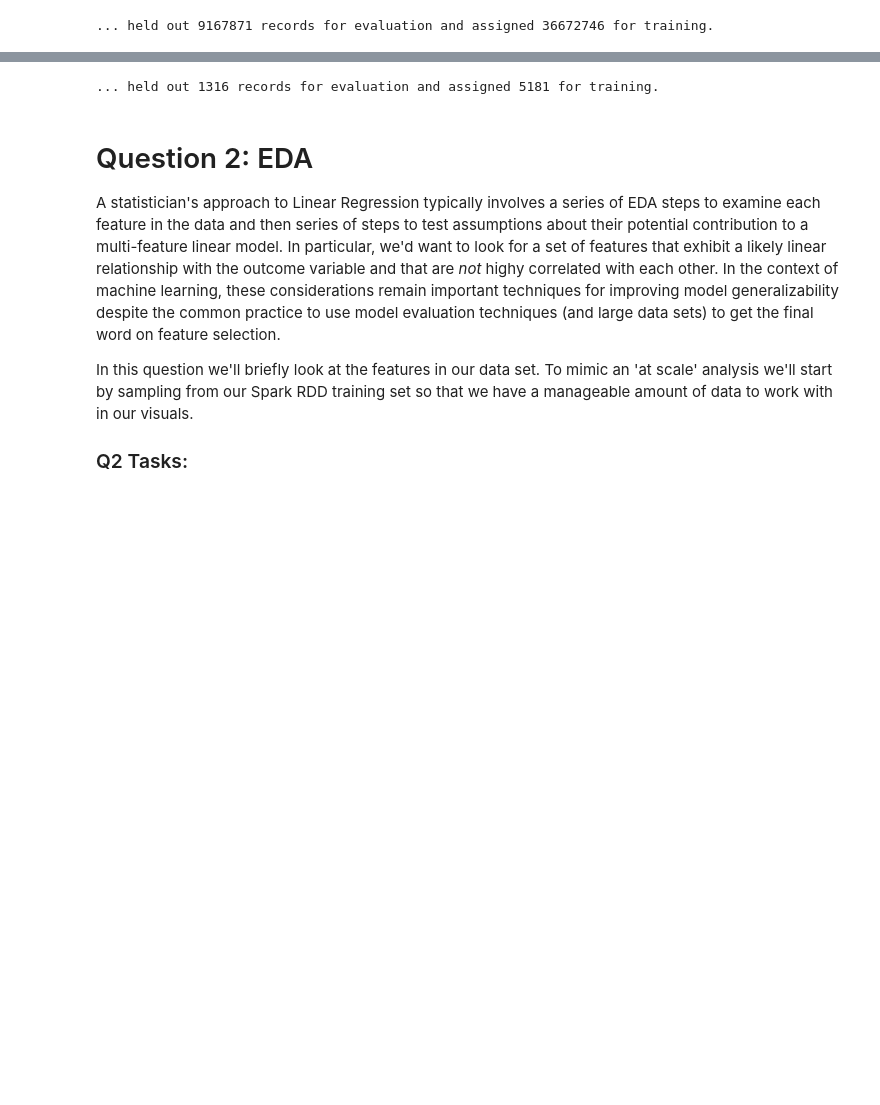
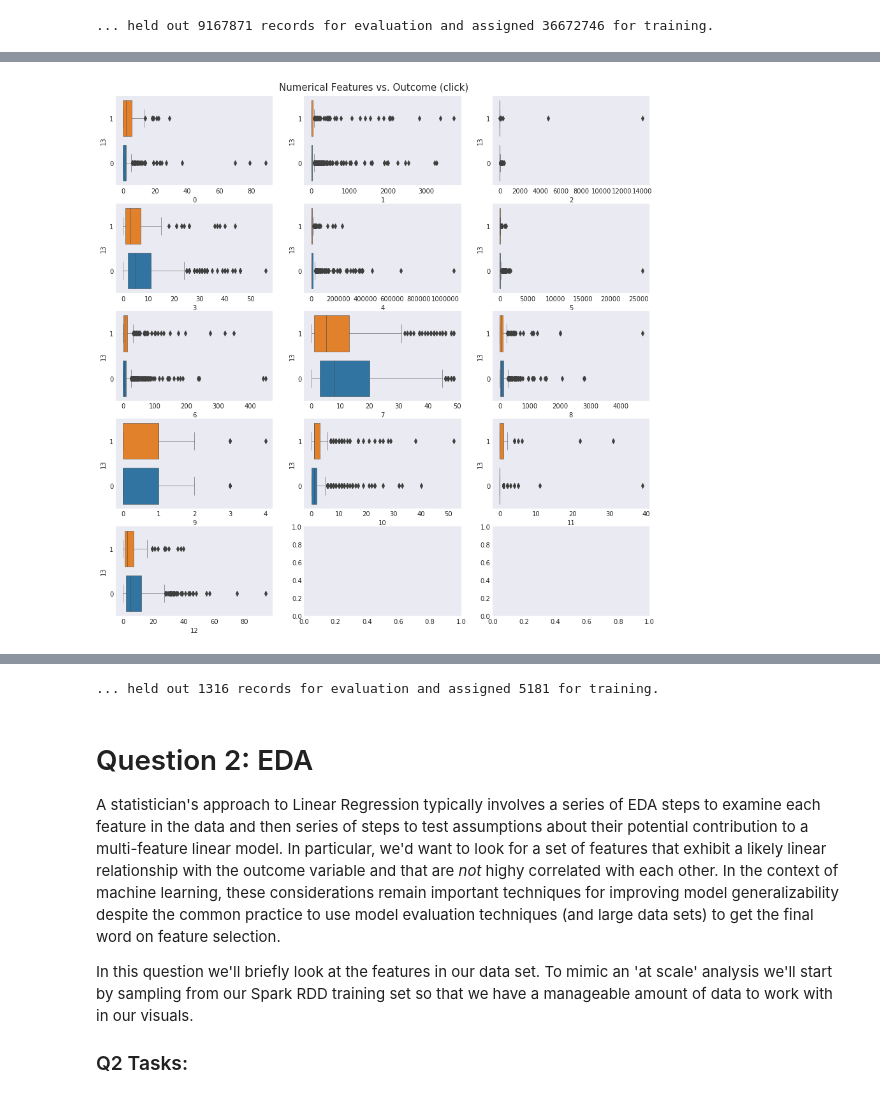
Before and after one commit to kalvinkao/ctr-prediction-with-fm, a Jupyter notebook: final_project_eda_01.ipynb, the cells around one changed output, grey strips where cells are left out. Cells and saved outputs as stored; diff of their text form; code cells hidden in the pictures; blank space fills up the shorter version.

```diff
--- a/final_project_eda_01.ipynb
+++ b/final_project_eda_01.ipynb
@@ -194,0 +183,11 @@ categorical_sample_df = pd.DataFrame(np.array(categorical_sample))#, columns = F
+# %%
+fig, ax_grid = plt.subplots(5, 3, figsize=(15,15))
+y = numeric_sample_df.loc[:,13]#.astype("float")
+for idx in range(len(numeric_sample_df.columns)-1):
+    x = numeric_sample_df.loc[:,idx]
+    sns.boxplot(x, y, ax=ax_grid[idx//3][idx%3], orient='h', linewidth=.5)
+    ax_grid[idx//3][idx%3].invert_yaxis()
+fig.suptitle("Numerical Features vs. Outcome (click)", fontsize=15, y=0.9)
+plt.show()
+# %% [output]
+[figure, added]
```
Also changed, not shown: parts of 19 cells of this notebook.
